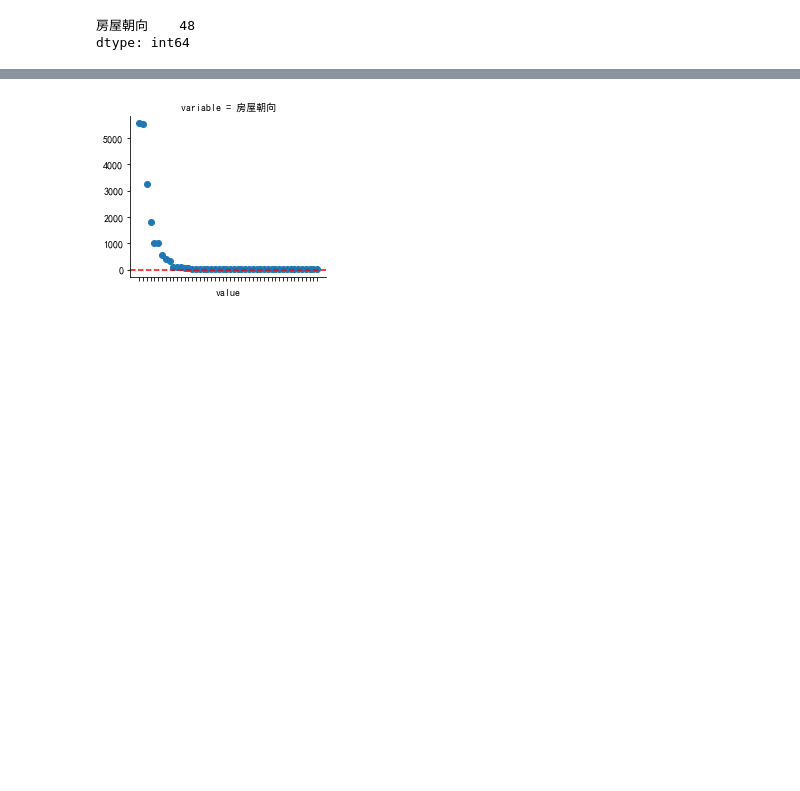
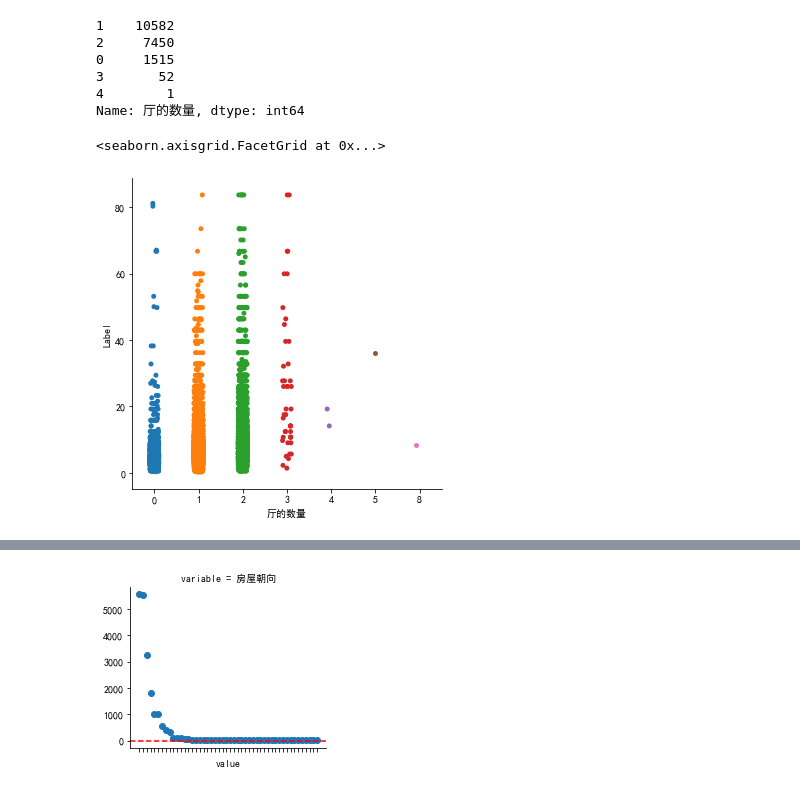
Before and after one commit to johngolt/golt, a Jupyter notebook: PycharmProjects/Work/测试/Untitled1.ipynb, the cells around one changed output, grey strips where cells are left out. Drawn from its saved outputs; the diff is of its cells as text; code cells hidden in the pictures; blank space fills up the shorter version.

```diff
--- a/PycharmProjects/Work/测试/Untitled1.ipynb
+++ b/PycharmProjects/Work/测试/Untitled1.ipynb
@@ -28,5 +32,15 @@ temp = num.loc[:,(num.nunique()>3)&(num.isnull().sum()<1000)]
-# %%
-cat.nunique()
-# %% [output]
-房屋朝向    48
-dtype: int64
+# %%
+data = df['厅的数量'].value_counts()
+data
+# %% [output]
+1    10582
+2     7450
+0     1515
+3       52
+4        1
+Name: 厅的数量, dtype: int64
+# %%
+sns.catplot('厅的数量','Label',data=df,orient='v',**{'kind':'strip'})
+# %% [output]
+<seaborn.axisgrid.FacetGrid at 0x...>
+[figure, added]
```
Also changed, not shown: parts of 12 cells of this notebook, 11 other files.
